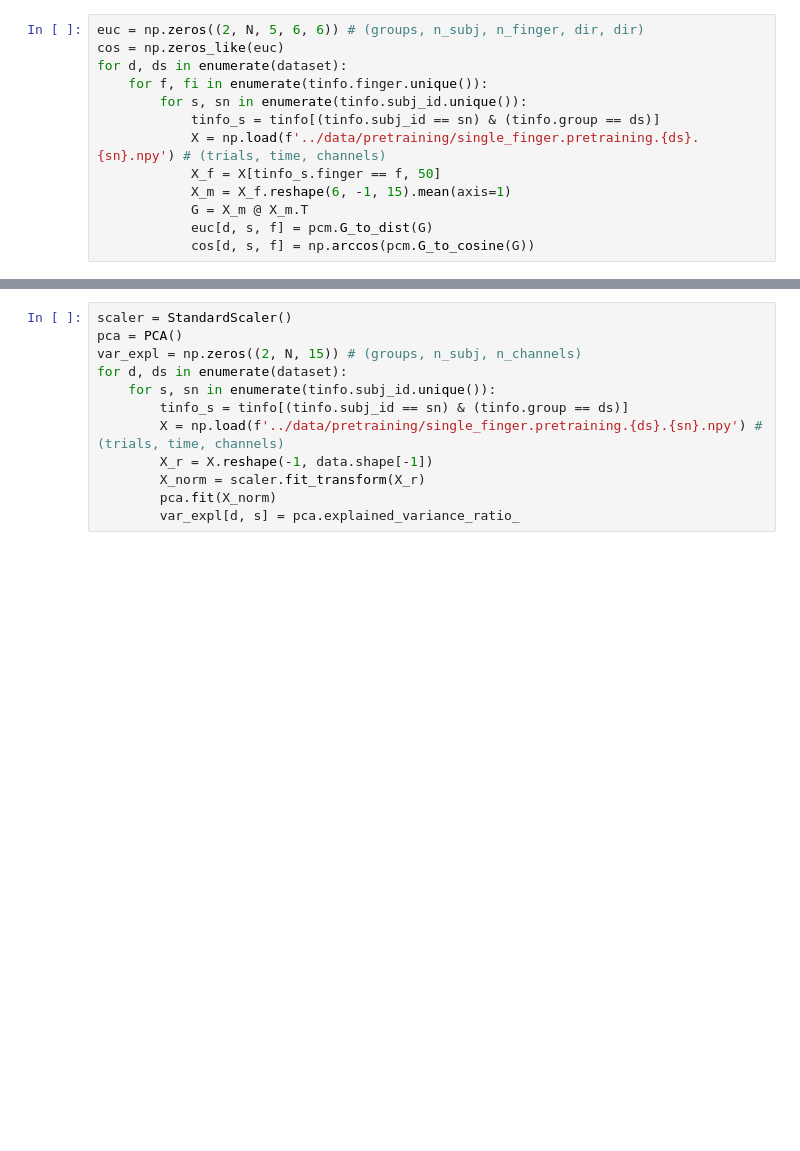
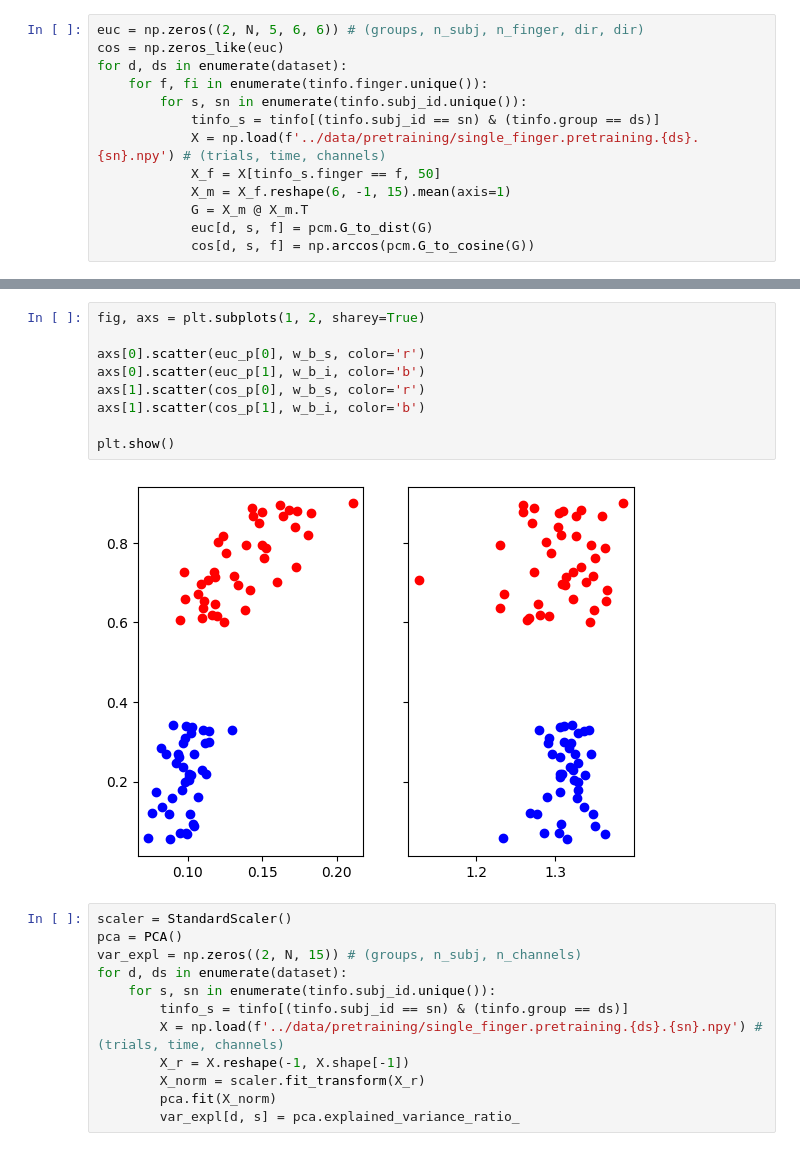
Before and after one commit to mnlmrc/OffManifoldLearning, a Jupyter notebook: notebooks/pretraining.ipynb, the cells around one changed output, grey strips where cells are left out. Cells and saved outputs as stored; diff of their text form; blank space fills up the shorter version.

```diff
--- a/notebooks/pretraining.ipynb
+++ b/notebooks/pretraining.ipynb
@@ -48,3 +111,14 @@ plt.show()
+# %%
+fig, axs = plt.subplots(1, 2, sharey=True)
+
+axs[0].scatter(euc_p[0], w_b_s, color='r')
+axs[0].scatter(euc_p[1], w_b_i, color='b')
+axs[1].scatter(cos_p[0], w_b_s, color='r')
+axs[1].scatter(cos_p[1], w_b_i, color='b')
+
+plt.show()
+# %% [output]
+[figure, added]
 # %%
 scaler = StandardScaler()
 pca = PCA()
@@ -53,7 +127,7 @@ for d, ds in enumerate(dataset):
     for s, sn in enumerate(tinfo.subj_id.unique()):
         tinfo_s = tinfo[(tinfo.subj_id == sn) & (tinfo.group == ds)]
         X = np.load(f'../data/pretraining/single_finger.pretraining.{ds}.{sn}.npy') # (trials, time, channels)
-        X_r = X.reshape(-1, data.shape[-1])
+        X_r = X.reshape(-1, X.shape[-1])
         X_norm = scaler.fit_transform(X_r)
         pca.fit(X_norm)
         var_expl[d, s] = pca.explained_variance_ratio_
```
Also changed, not shown: parts of 6 cells of this notebook.
